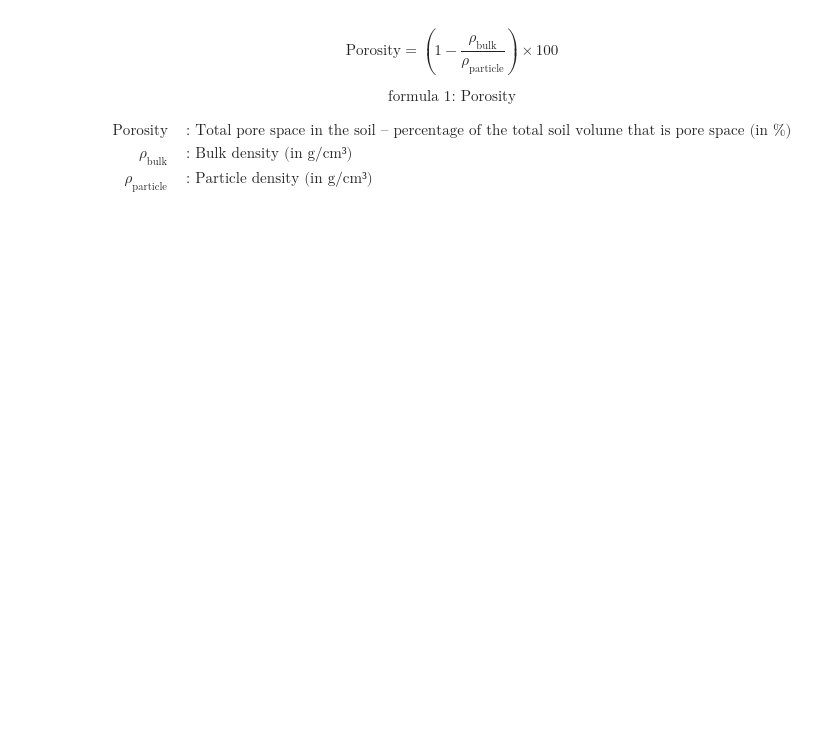
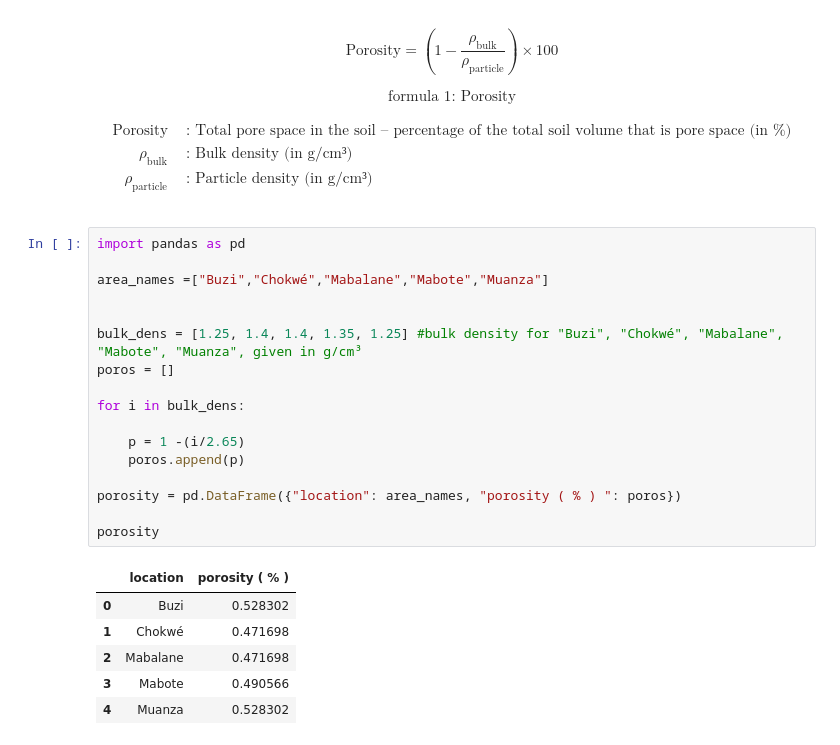
Before and after one commit to TUW-GEO/environmental-remote-sensing, a Jupyter notebook: drysat/drysat_teach.ipynb, the cells around one changed output. Saved outputs shown, nothing was run; the diff lists cells and outputs as text; blank space fills up the shorter version.

```diff
--- a/drysat/drysat_teach.ipynb
+++ b/drysat/drysat_teach.ipynb
@@ -273,3 +253,27 @@ $$
 \rho_{\text{particle}} &\quad \text{: Particle density (in g/cm³)} \\
 \end{aligned}
 $$
+# %%
+import pandas as pd
+
+area_names =["Buzi","Chokwé","Mabalane","Mabote","Muanza"]
+
+
+bulk_dens = [1.25, 1.4, 1.4, 1.35, 1.25] #bulk density for "Buzi", "Chokwé", "Mabalane", "Mabote", "Muanza", given in g/cm³
+poros = []
+
+for i in bulk_dens:
+
+    p = 1 -(i/2.65)
+    poros.append(p)
+
+porosity = pd.DataFrame({"location": area_names, "porosity ( % ) ": poros})
+
+porosity
+# %% [output]
+|  | location | porosity ( % ) |
+| 0 | Buzi | 0.528302 |
+| 1 | Chokwé | 0.471698 |
+| 2 | Mabalane | 0.471698 |
+| 3 | Mabote | 0.490566 |
+| 4 | Muanza | 0.528302 |
```
Also changed, not shown: parts of 14 cells of this notebook.
